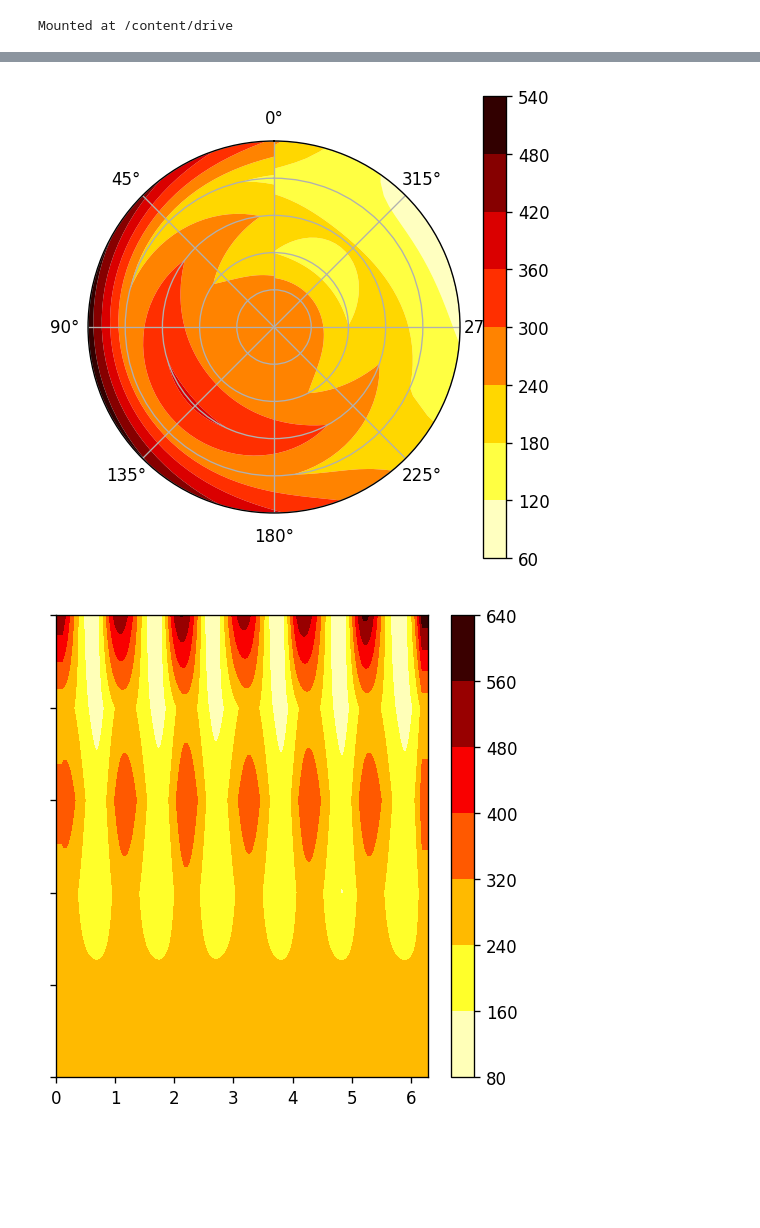
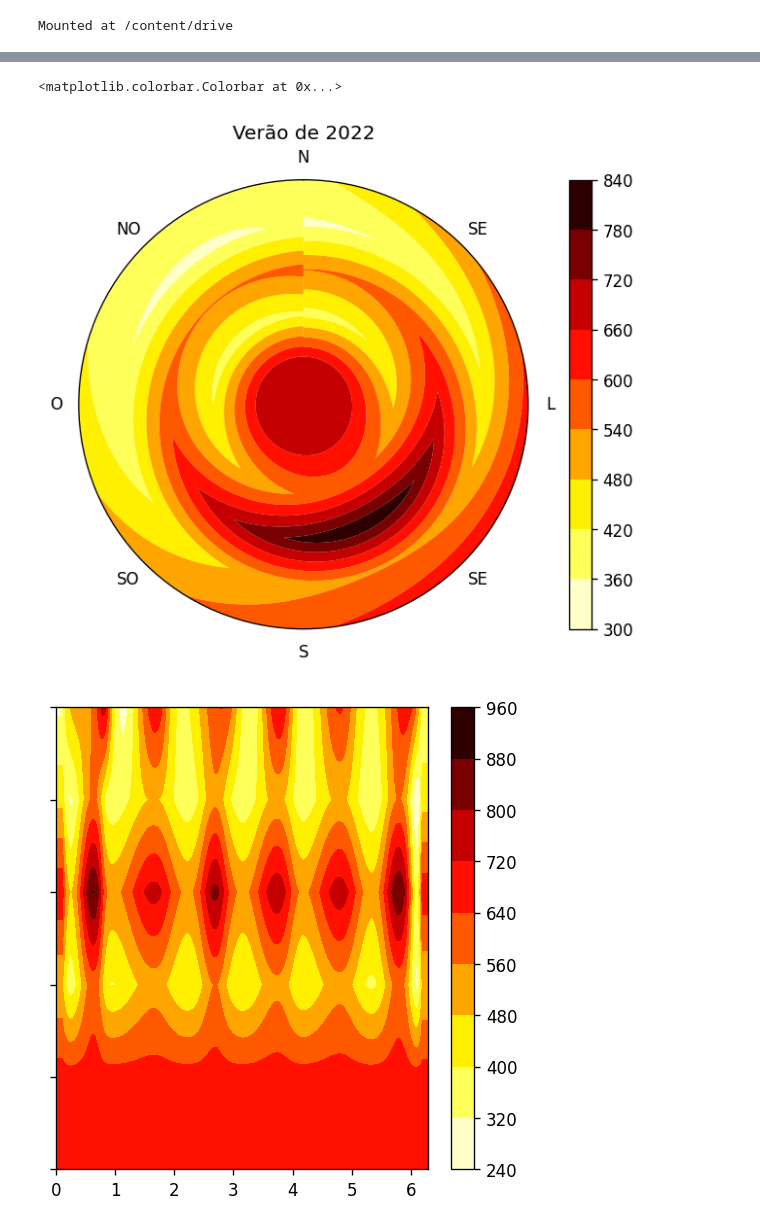
Before and after one commit to igordantasgf/analise_dados_microambientais, a Jupyter notebook: fly_eye_visualize.ipynb, the cells around one changed output, grey strips where cells are left out. Drawn from its saved outputs; the diff is of its cells as text; code cells hidden in the pictures; blank space fills up the shorter version.

```diff
--- a/fly_eye_visualize.ipynb
+++ b/fly_eye_visualize.ipynb
@@ -17,7 +17,7 @@ import plotly.express as px
 import plotly.graph_objects as go
 # %%
 col = ['TIMESTAMP', '"RECORD"', '"rtime"', '"batt_volt"', '"panel_temp"', '"CM3Up_mv_Avg"', '"CM3Up_Wm2_Avg"', '"CMP21_Avg"', '"CMP21_Wm2_Avg"', '"CelSol_01_Avg"', '"CelSol_02_Avg"', '"CelSol_03_Avg"', '"CelSol_04_Avg"', '"CelSol_05_Avg"', '"CelSol_06_Avg"', '"CelSol_07_Avg"', '"CelSol_08_Avg"', '"CelSol_09_Avg"', '"CelSol_10_Avg"', '"CelSol_11_Avg"', '"CelSol_12_Avg"', '"CelSol_13_Avg"', '"CelSol_14_Avg"', '"CelSol_15_Avg"', '"CelSol_16_Avg"', '"CelSol_17_Avg"']
-labmim = pd.read_csv('/content/drive/MyDrive/Bolsa - Edson/plataforma/LBM_solar_2022.dat',sep=';', header=None,skiprows=lambda x:x in [0,1,2,3], names=col)
+labmim = pd.read_csv('/content/drive/MyDrive/Bolsa - Edson/plataforma/LBM_solar_2022 (1).dat',sep=';', header=None,skiprows=lambda x:x in [0,1,2,3], names=col)
 labmim[col] = labmim.TIMESTAMP.str.split(",", expand = True)
 labmim.index = (labmim['TIMESTAMP'])
 clear_output()
@@ -155,8 +155,8 @@ def interpolar_dados(metodo, inicio=None, fim=None):
   clear_output()
   return nova_matriz_expandida
 # %%
-nova_matriz_expandida = interpolar_dados('tempo', '2022-04-01', '2022-06-01')
-nova_matriz = nova_matriz_expandida[:,275:375]
+nova_matriz_expandida = interpolar_dados('tempo', '2022-12-21', '2023-02-01')
+nova_matriz = nova_matriz_expandida[:,200:300]
 
 a = np.linspace(0,2*np.pi,100) # Sepação das partes em radianos
 b = np.linspace(0,1,6) # Camadas por distancia ao centro
@@ -165,10 +165,13 @@ c = nova_matriz
 orig_map=plt.cm.get_cmap('hot')
 
 #actual plotting
-fig, ax = plt.subplots(figsize=(5,5),dpi=120,subplot_kw=dict(projection='polar'))
+fig, ax = plt.subplots(figsize=(9,5),dpi=120,subplot_kw=dict(projection='polar'))
 ax.set_yticklabels([])
 ctf = ax.contourf(a, b, c, cmap=orig_map.reversed(), antialiased=True)
 ax.set_theta_offset(np.pi/2)
+ax.grid(alpha=0)
+ax.set_xticklabels(['N','NO','O','SO','S','SE','L','SE'])
+ax.set_title("Verão de 2022")
 plt.colorbar(ctf)
 
 fig, ax1 = plt.subplots(figsize=(5,5),dpi=120)
@@ -180,5 +186,6 @@ plt.colorbar(ctf)
+<matplotlib.colorbar.Colorbar at 0x...>
-[figure, old version]
+[figure, new version]
-[figure, old version]
+[figure, new version]
 # %%
 import matplotlib
 from matplotlib.colors import LinearSegmentedColormap
```
Also changed, not shown: parts of 5 cells of this notebook.
